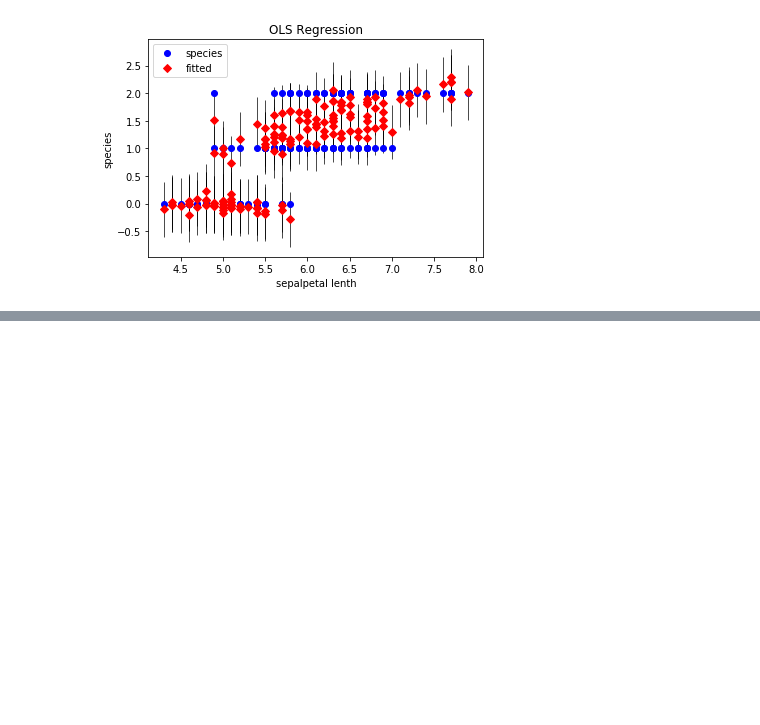
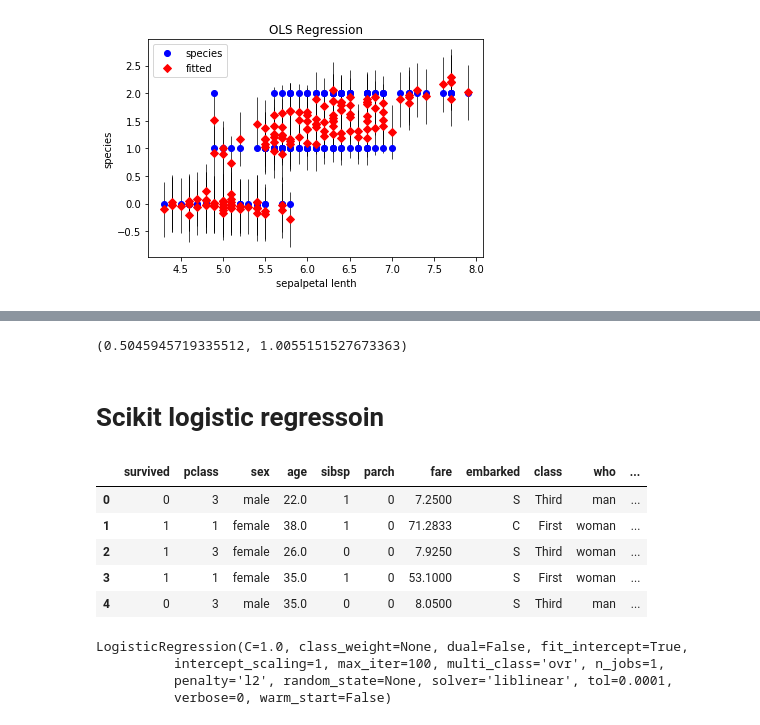
Before and after one commit to amitbhsingh/Udacity-Nanodegree, a Jupyter notebook: stats/machinelearning.ipynb, the cells around one changed output, grey strips where cells are left out. Saved outputs shown, nothing was run; the diff lists cells and outputs as text; code cells hidden in the pictures; blank space fills up the shorter version.

```diff
--- a/stats/machinelearning.ipynb
+++ b/stats/machinelearning.ipynb
@@ -67,0 +85,3 @@ Text(0.5,1,'OLS Regression')
+# %%
+titanic['intercept']=1
+log=sm.Logit(titanic['survived'],titanic[['intercept','pclass','fare']]).fit()
@@ -67,0 +107,6 @@ Text(0.5,1,'OLS Regression')
+# %%
+np.exp(-0.6840), np.exp(0.0055)
+# %% [output]
+(0.5045945719335512, 1.0055151527673363)
+# %% [markdown]
+# Scikit logistic regressoin
@@ -67,0 +117,9 @@ Text(0.5,1,'OLS Regression')
+# %%
+titanic.head()
+# %% [output]
+|  | survived | pclass | sex | age | sibsp | parch | fare | embarked | class | who | ... |
+| 0 | 0 | 3 | male | 22.0 | 1 | 0 | 7.2500 | S | Third | man | ... |
+| 1 | 1 | 1 | female | 38.0 | 1 | 0 | 71.2833 | C | First | woman | ... |
+| 2 | 1 | 3 | female | 26.0 | 0 | 0 | 7.9250 | S | Third | woman | ... |
+| 3 | 1 | 1 | female | 35.0 | 1 | 0 | 53.1000 | S | First | woman | ... |
+| 4 | 0 | 3 | male | 35.0 | 0 | 0 | 8.0500 | S | Third | man | ... |
@@ -67,0 +133,7 @@ Text(0.5,1,'OLS Regression')
+# %%
+logreg.fit(X_train,y_train)
+# %% [output]
+LogisticRegression(C=1.0, class_weight=None, dual=False, fit_intercept=True,
+          intercept_scaling=1, max_iter=100, multi_class='ovr', n_jobs=1,
+          penalty='l2', random_state=None, solver='liblinear', tol=0.0001,
+          verbose=0, warm_start=False)
```
Also changed, not shown: parts of 12 cells of this notebook, 12 other files.
